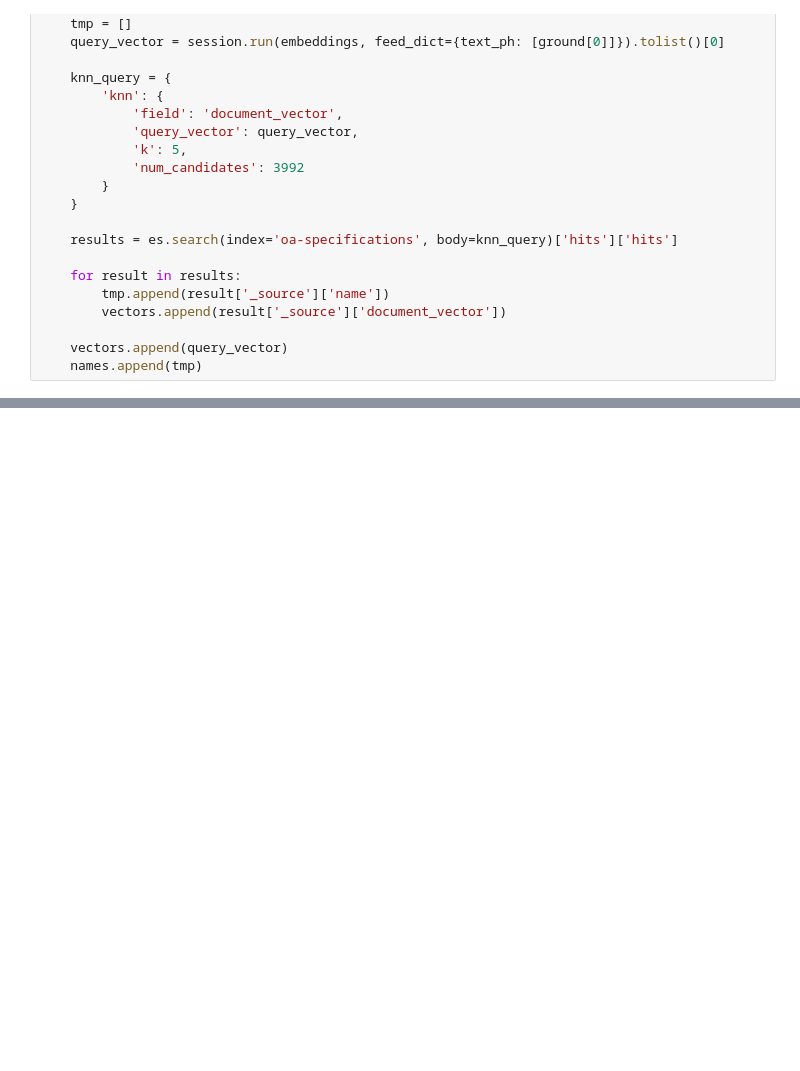
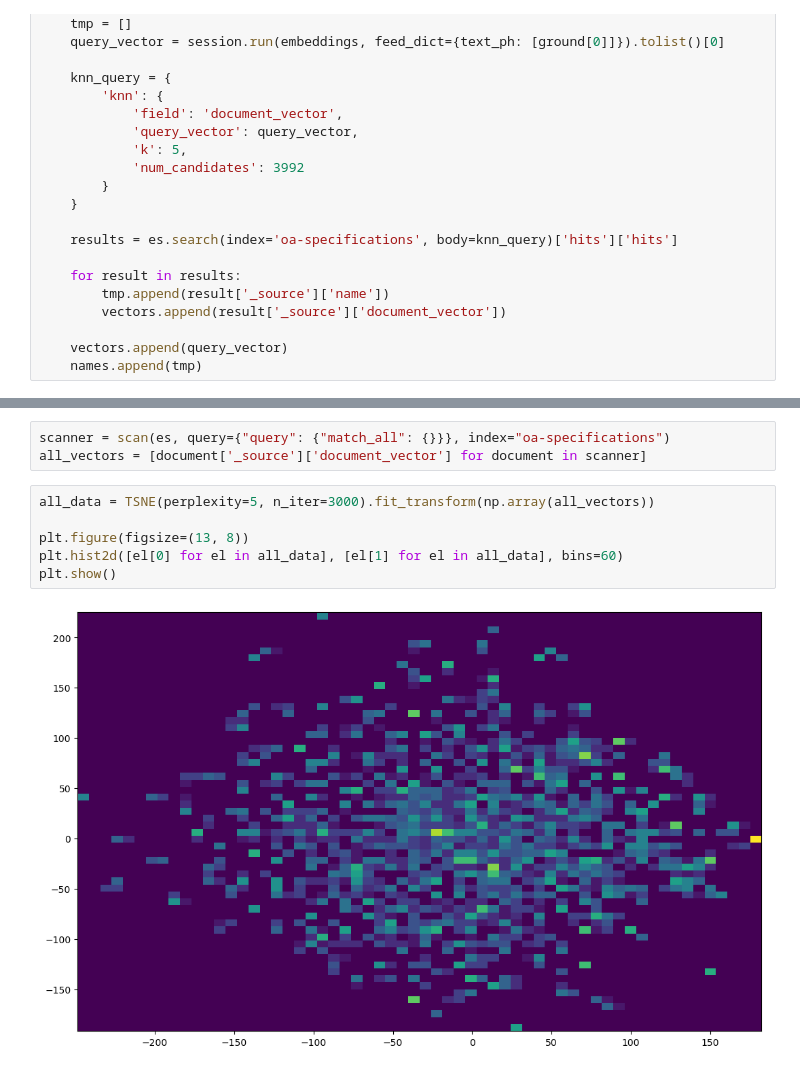
Before and after one commit to APIScout/research, a Jupyter notebook: notebooks/validation.ipynb, the cells around one changed output, grey strips where cells are left out. Cells and saved outputs as stored; diff of their text form; blank space fills up the shorter version.

```diff
--- a/notebooks/validation.ipynb
+++ b/notebooks/validation.ipynb
@@ -153,0 +154,11 @@ plt.legend()
+# %%
+scanner = scan(es, query={"query": {"match_all": {}}}, index="oa-specifications")
+all_vectors = [document['_source']['document_vector'] for document in scanner]
+# %%
+all_data = TSNE(perplexity=5, n_iter=3000).fit_transform(np.array(all_vectors))
+
+plt.figure(figsize=(13, 8))
+plt.hist2d([el[0] for el in all_data], [el[1] for el in all_data], bins=60)
+plt.show()
+# %% [output]
+[figure, added]
```
Also changed, not shown: parts of 5 cells of this notebook, 5 other files.
